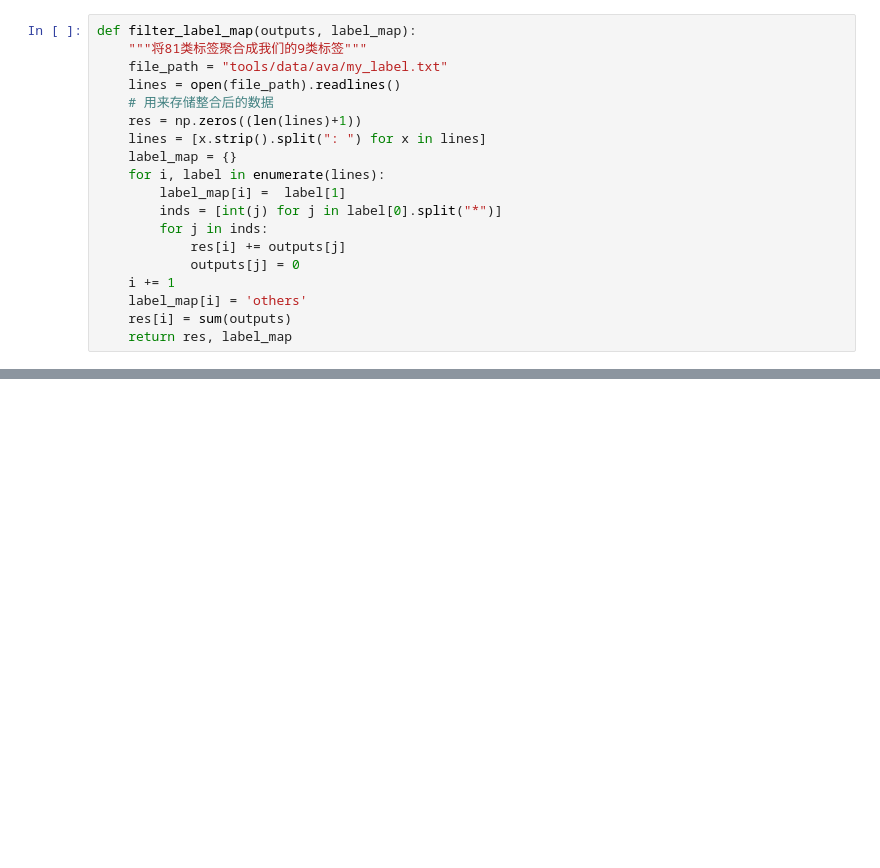
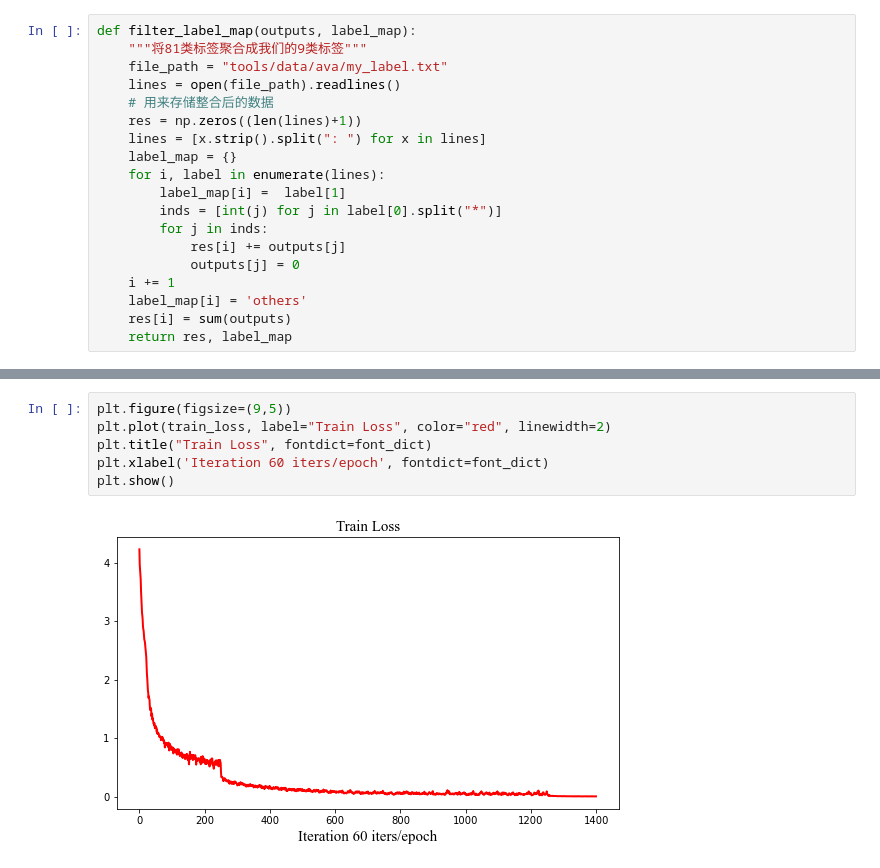
Before and after one commit to DownToParadise/human-detection, a Jupyter notebook: test.ipynb, the cells around one changed output, grey strips where cells are left out. Cells and saved outputs as stored; diff of their text form; blank space fills up the shorter version.

```diff
--- a/test.ipynb
+++ b/test.ipynb
@@ -26,2 +168,10 @@ def filter_label_map(outputs, label_map):
+# %%
+plt.figure(figsize=(9,5))
+plt.plot(train_loss, label="Train Loss", color="red", linewidth=2)
+plt.title("Train Loss", fontdict=font_dict)
+plt.xlabel('Iteration 60 iters/epoch', fontdict=font_dict)
+plt.show()
+# %% [output]
+[figure, added]
 # %%
 # 读取数据画图
```
Also changed, not shown: parts of 12 cells of this notebook, 11 other files.
